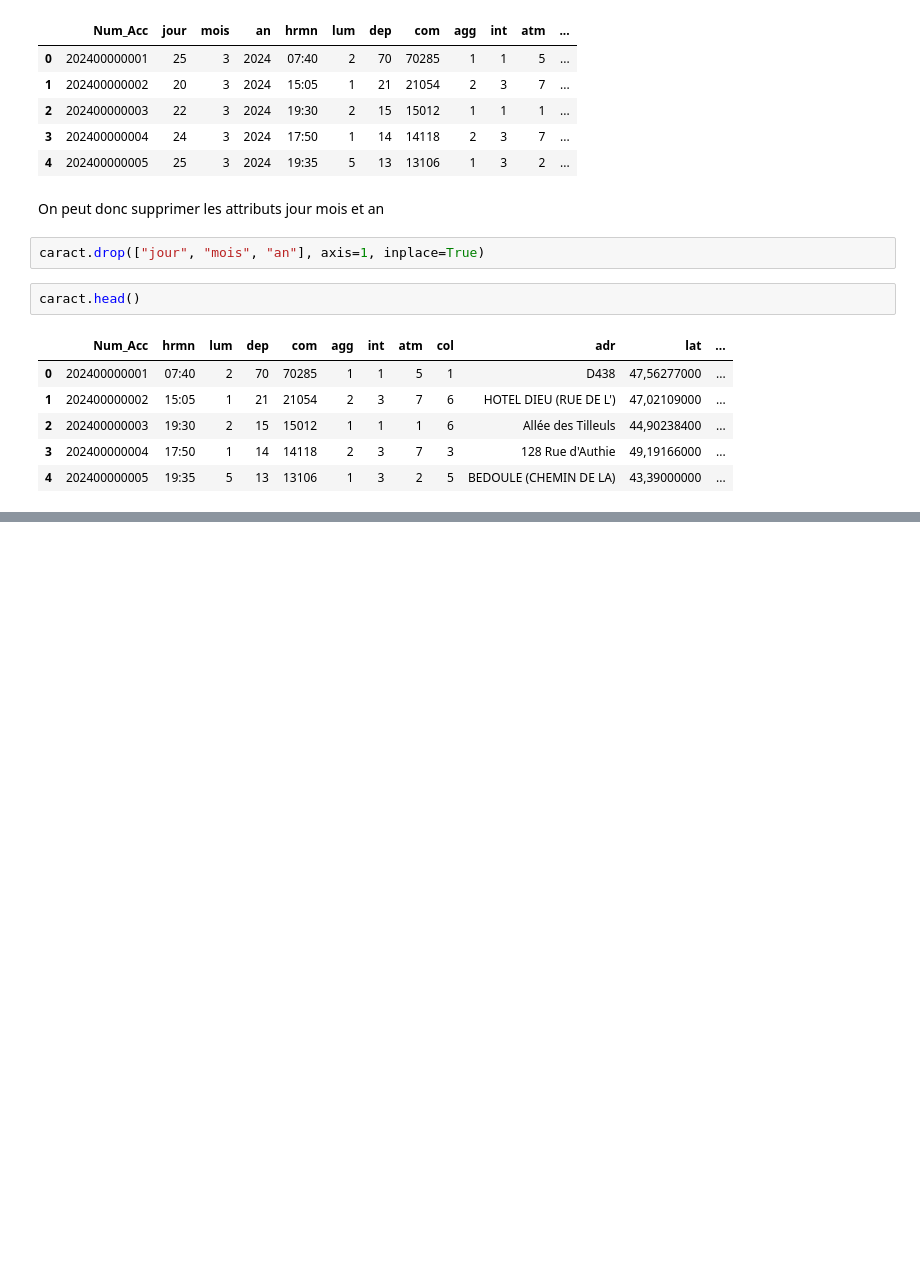
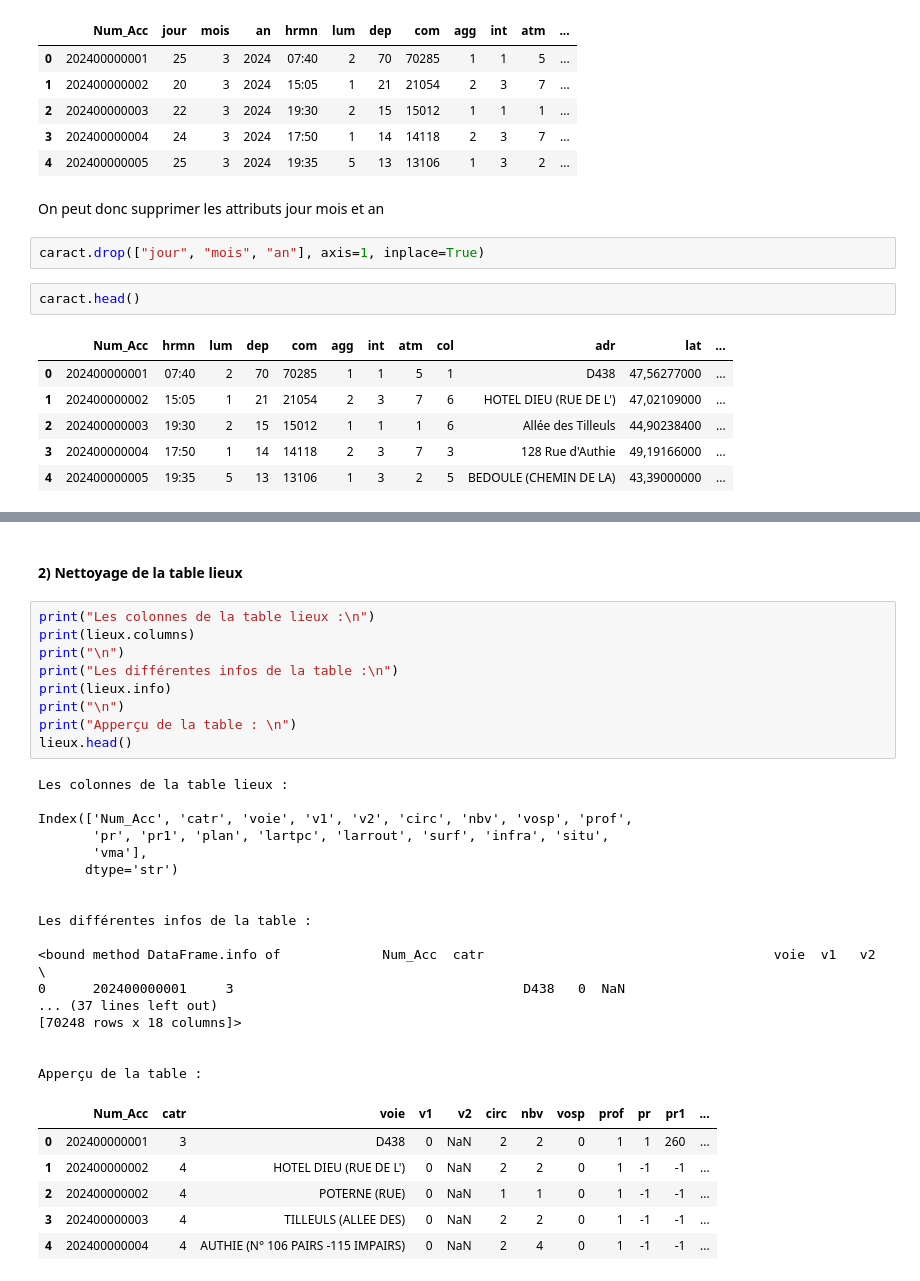
Before and after one commit to Ilyies07/analyse-data-accidents-route-france, a Jupyter notebook: analyse.ipynb, the cells around one changed output, grey strips where cells are left out. Saved outputs shown, nothing was run; the diff lists cells and outputs as text; blank space fills up the shorter version.

```diff
--- a/analyse.ipynb
+++ b/analyse.ipynb
@@ -147,0 +160,35 @@ caract.head()
+# %% [markdown]
+#### **2) Nettoyage de la table lieux**
+# %%
+print("Les colonnes de la table lieux :\n")
+print(lieux.columns)
+print("\n")
+print("Les différentes infos de la table :\n")
+print(lieux.info)
+print("\n")
+print("Apperçu de la table : \n")
+lieux.head()
+# %% [output]
+Les colonnes de la table lieux :
+
+Index(['Num_Acc', 'catr', 'voie', 'v1', 'v2', 'circ', 'nbv', 'vosp', 'prof',
+       'pr', 'pr1', 'plan', 'lartpc', 'larrout', 'surf', 'infra', 'situ',
+       'vma'],
+      dtype='str')
+
+
+Les différentes infos de la table :
+
+<bound method DataFrame.info of             Num_Acc  catr                                     voie  v1   v2  \
+0      202400000001     3                                     D438   0  NaN
+... (37 lines left out)
+[70248 rows x 18 columns]>
+
+
+Apperçu de la table :
+|  | Num_Acc | catr | voie | v1 | v2 | circ | nbv | vosp | prof | pr | pr1 | ... |
+| 0 | 202400000001 | 3 | D438 | 0 | NaN | 2 | 2 | 0 | 1 | 1 | 260 | ... |
+| 1 | 202400000002 | 4 | HOTEL DIEU (RUE DE L') | 0 | NaN | 2 | 2 | 0 | 1 | -1 | -1 | ... |
+| 2 | 202400000002 | 4 | POTERNE (RUE) | 0 | NaN | 1 | 1 | 0 | 1 | -1 | -1 | ... |
+| 3 | 202400000003 | 4 | TILLEULS (ALLEE DES) | 0 | NaN | 2 | 2 | 0 | 1 | -1 | -1 | ... |
+| 4 | 202400000004 | 4 | AUTHIE (N° 106 PAIRS -115 IMPAIRS) | 0 | NaN | 2 | 4 | 0 | 1 | -1 | -1 | ... |
```
Also changed, not shown: parts of 18 cells of this notebook.
